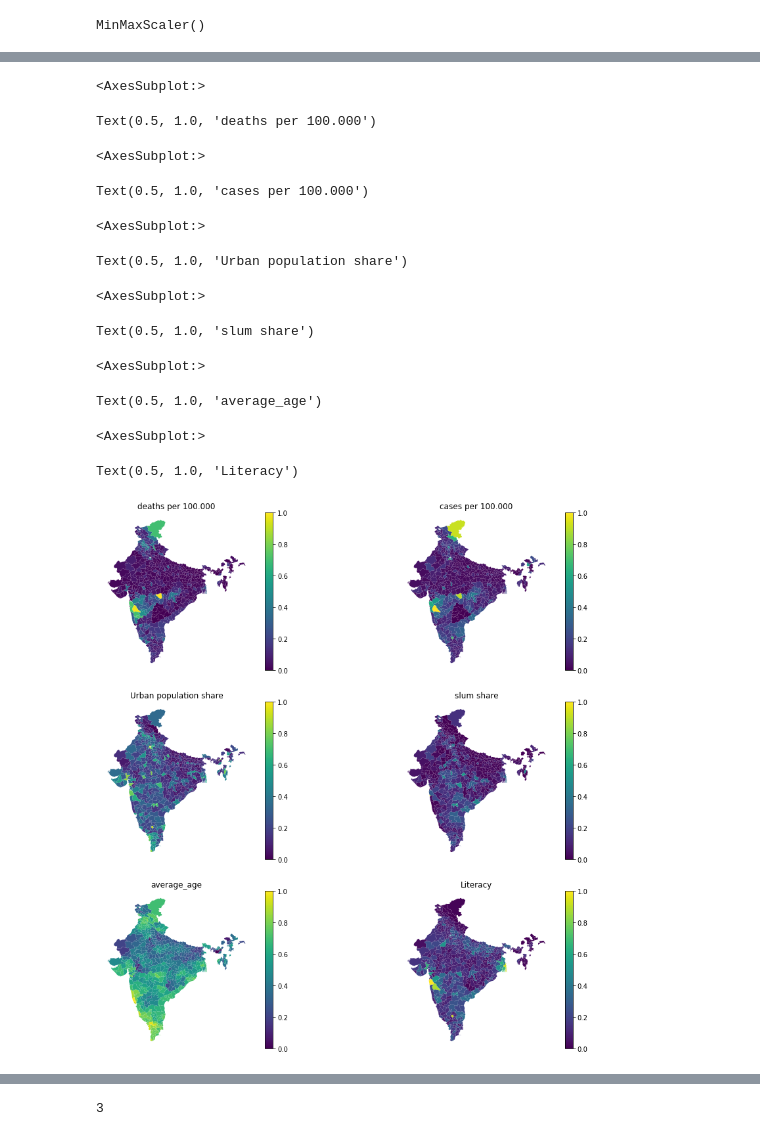
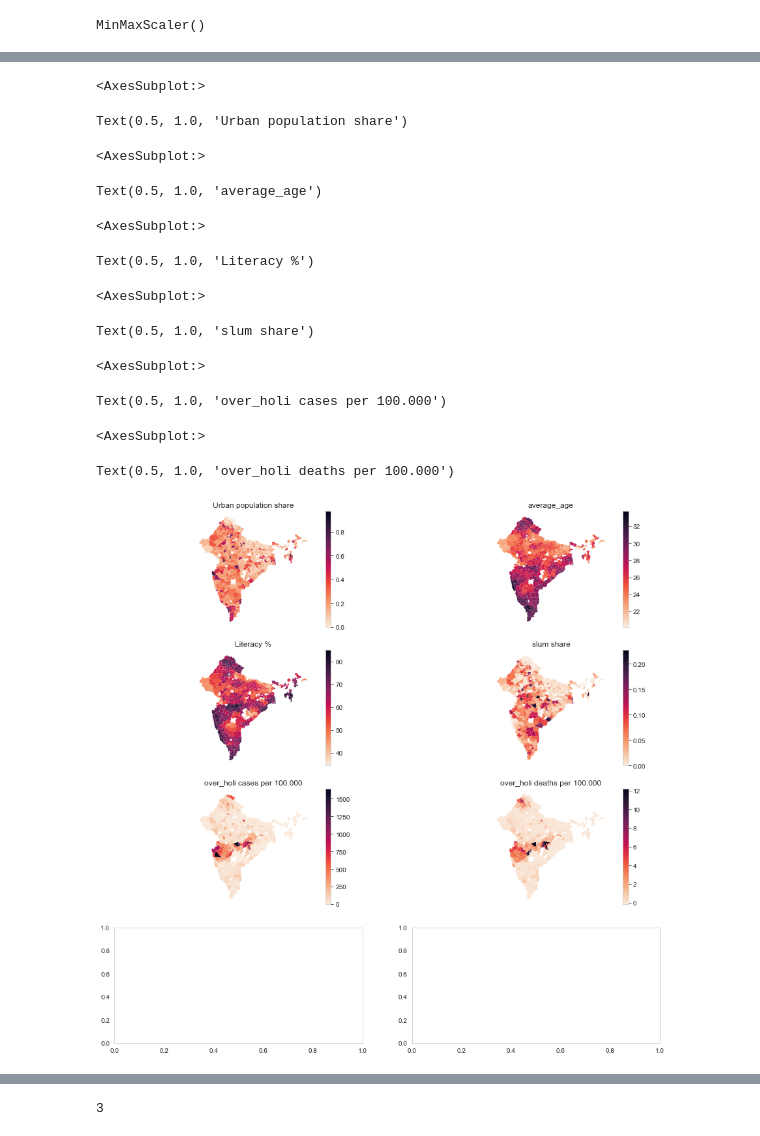
Before and after one commit to Daniel-Los/Introduction-to-datascience-final-project, a Jupyter notebook: Map_India.ipynb, the cells around one changed output, grey strips where cells are left out. Saved outputs shown, nothing was run; the diff lists cells and outputs as text; code cells hidden in the pictures.

```diff
--- a/Map_India.ipynb
+++ b/Map_India.ipynb
@@ -343,3 +421,2 @@ india_scaled
 # %%
-# Replacing the values of the variables with the scaled data
-india_joined[columns_to_plot] = india_scaled[columns_to_plot]
+india_scaled[columns_to_plot] #wtf gaat hier mis
@@ -360,10 +469,10 @@ india_joined.sort_values('deaths per 100.000', ascending = False).head(10)
 # %%
-f, axs = plt.subplots(2,2, figsize=(15,15))
+f, axs = plt.subplots(1,2, figsize=(15,15))
 axs = axs.flatten()
 
 for i, col in enumerate(column):
     ax = axs[i]
-    india_joined.plot(column=col, ax=ax, linewidth=0, cmap='viridis', alpha = 0.75)
+    india_joined.plot(column=col, ax=ax, linewidth=0, cmap='rocket_r', alpha = 1)
     ax.set_axis_off()
     ax.set_title(col, fontsize =12)
 plt.show()
@@ -377,0 +485,9 @@ Text(0.5, 1.0, 'deaths per 100.000')
+# %%
+india_joined[['Urban population share',
+             'average_age',
+             'Literacy %',
+             'slum share',
+             'over_holi cases per 100.000',
+             'over_holi deaths per 100.000'] ]
+india_joined = india_joined.dropna()
+india_joined['Literacy %'] = india_joined['Literacy']/india_joined['population_x']*100
@@ -378,4 +509,16 @@ Text(0.5, 1.0, 'deaths per 100.000')
 # %%
-km_list1 = ['deaths per 100.000', 'cases per 100.000', 'Urban population share', 'slum share', 'average_age', 'Literacy']
+#india_joined['Literacy %'] = india_joined['Literacy']/india_joined['population_x']*100
+
+columns_to_plot
+km_list1 = ['Urban population share',
+             'average_age',
+             'Literacy %',
+             'slum share',
+             'over_holi cases per 100.000',
+             'over_holi deaths per 100.000'
+             ]
+
 india_joined[km_list1]
+india_joined[columns_to_plot]
+india_joined.keys()
 # %% [output]
@@ -398,27 +571,29 @@ india_jonko = gpd.GeoDataFrame(india_jonko)
 # %%
-f, axs = plt.subplots(3,2, figsize=(15,15))
+
+
+f, axs = plt.subplots(4,2, figsize=(15,15))
 axs = axs.flatten()
 
 for i, col in enumerate(km_list1):
     ax = axs[i]
-    india_joined.plot(column=col, ax=ax, linewidth=0, cmap='viridis', alpha = 1, legend = True)
+    india_joined.plot(column=col, ax=ax, linewidth=0, cmap='rocket_r', alpha = 1, legend = True)
     ax.set_axis_off()
     ax.set_title(col, fontsize =12)
 plt.show()
 # %% [output]
 <AxesSubplot:>
-Text(0.5, 1.0, 'deaths per 100.000')
+Text(0.5, 1.0, 'Urban population share')
 <AxesSubplot:>
-Text(0.5, 1.0, 'cases per 100.000')
+Text(0.5, 1.0, 'average_age')
 <AxesSubplot:>
-Text(0.5, 1.0, 'Urban population share')
+Text(0.5, 1.0, 'Literacy %')
 <AxesSubplot:>
 Text(0.5, 1.0, 'slum share')
 <AxesSubplot:>
-Text(0.5, 1.0, 'average_age')
+Text(0.5, 1.0, 'over_holi cases per 100.000')
 <AxesSubplot:>
-Text(0.5, 1.0, 'Literacy')
+Text(0.5, 1.0, 'over_holi deaths per 100.000')
-[figure, old version]
+[figure, new version]
 # %%
 # Analysing how many clusters we need using the elbow method
 # This method uses the point where the SSE does not decrease that much anaymore
```
Also changed, not shown: parts of 41 cells of this notebook, 2 other files.
